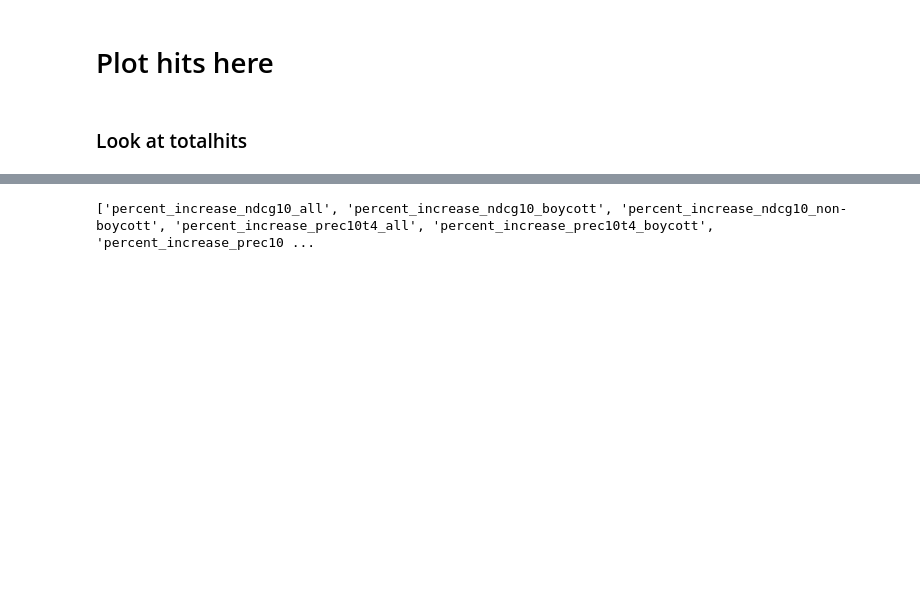
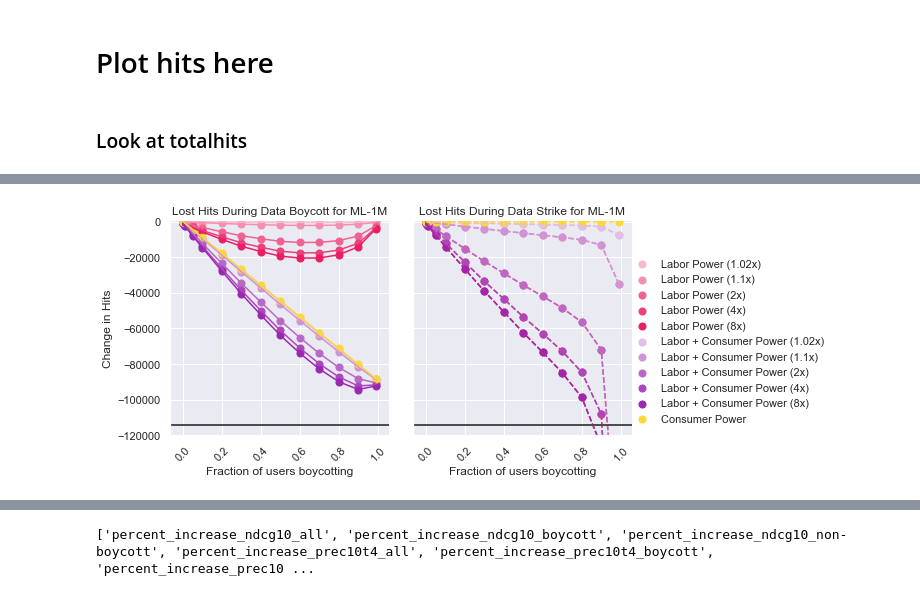
Before and after one commit to nickmvincent/surprise_sandbox, a Jupyter notebook: data_boycotts_and_strikes.ipynb, the cells around one changed output, grey strips where cells are left out. Drawn from its saved outputs; the diff is of its cells as text; code cells hidden in the pictures; blank space fills up the shorter version.

```diff
--- a/data_boycotts_and_strikes.ipynb
+++ b/data_boycotts_and_strikes.ipynb
@@ -895,5 +913,102 @@ def p_b_curve(
     return algo2metric2group2
 # %% [markdown]
 # Plot hits here
+# %%
+pinks = {}
+pinks[2] = '#f8bbd0'
+pinks[3] = '#f48fb1'
+pinks[4] = '#f06292'
+pinks[5] = '#ec407a'
+pinks[6] = '#e91e63'
+pinks[7] = '#d81b60'
+
+purples = {}
+purples[2] = '#e1bee7'
+purples[3] = '#ce93d8'
+purples[4] = '#ba68c8'
+purples[5] = '#ab47bc'
+purples[6] = '#9c27b0'
+purples[7] = '#8e24aa'
+#https://material.io/tools/color/#!/?view.left=0&view.right=0&primary.color=E1BEE7
 # %% [markdown]
 ### Look at totalhits
+# %%
+metric = 'totalhits'
+_ = p_b_curve(
+    samples_df_1m[samples_df_1m.algo_name == 'SVD'], 'ml-1m',
+    show_interp=False,
+    increase=True, percents=True, normalize=False,
+    metrics=[
+        '1.02boosthits-{}'.format(metric),
+        '1.1boosthits-{}'.format(metric),
+        '2boosthits-{}'.format(metric),
+        '4boosthits-{}'.format(metric),
+        '8boosthits-{}'.format(metric),
+
+        'labor-1.02boosthits-{}'.format(metric),
+        'labor-1.1boosthits-{}'.format(metric),
+        'labor-2boosthits-{}'.format(metric),
+        'labor-4boosthits-{}'.format(metric),
+        'labor-8boosthits-{}'.format(metric),
+        'consumer-1.1boosthits-{}'.format(metric),
+    ],
+    groups=['all', 'non-boycott'],
+    #hue='metric', col='group', row='algo_name',
+    hue='metric', col='group', row='algo_name',
+
+    legend=True,
+    ylabel='Change in Hits',
+    title_template='Lost Hits During {} for {}',
+    height=4, aspect=1,
+    label_map={
+        'labor-1.02boosthits-{}'.format(metric): 'Labor Power (1.02x)',
+        'labor-1.1boosthits-{}'.format(metric): 'Labor Power (1.1x)',
+        'labor-2boosthits-{}'.format(metric):  'Labor Power (2x)',
+        'labor-4boosthits-{}'.format(metric): 'Labor Power (4x)',
+        'labor-8boosthits-{}'.format(metric): 'Labor Power (8x)',
+
+        '1.02boosthits-{}'.format(metric): 'Labor + Consumer Power (1.02x)',
+        '1.1boosthits-{}'.format(metric): 'Labor + Consumer Power (1.1x)',
+        '2boosthits-{}'.format(metric): 'Labor + Consumer Power (2x)',
+        '4boosthits-{}'.format(metric): 'Labor + Consumer Power (4x)',
+        '8boosthits-{}'.format(metric): 'Labor + Consumer Power (8x)',
+
+        'consumer-1.1boosthits-{}'.format(metric): 'Consumer Power',
+    },
+    hue_order = [
+        'labor-1.02boosthits-{}'.format(metric),
+        'labor-1.1boosthits-{}'.format(metric) ,
+        'labor-2boosthits-{}'.format(metric),
+        'labor-4boosthits-{}'.format(metric),
+        'labor-8boosthits-{}'.format(metric),
+
+        '1.02boosthits-{}'.format(metric),
+        '1.1boosthits-{}'.format(metric),
+        '2boosthits-{}'.format(metric),
+        '4boosthits-{}'.format(metric),
+        '8boosthits-{}'.format(metric),
+        'consumer-1.1boosthits-{}'.format(metric),
+    ],
+    palette={
+        'labor-1.02boosthits-{}'.format(metric): pinks[2],
+        'labor-1.1boosthits-{}'.format(metric): pinks[3],
+        'labor-2boosthits-{}'.format(metric):  pinks[4],
+        'labor-4boosthits-{}'.format(metric): pinks[5],
+        'labor-8boosthits-{}'.format(metric): pinks[6],
+
+        '1.02boosthits-{}'.format(metric): purples[2],
+        '1.1boosthits-{}'.format(metric): purples[3],
+        '2boosthits-{}'.format(metric):  purples[4],
+        '4boosthits-{}'.format(metric): purples[5],
+        '8boosthits-{}'.format(metric): purples[6],
+
+        'consumer-1.1boosthits-{}'.format(metric): '#fdd835',
+    },
+    plot_horiz_lines=True,
+    line_names=['MaxDamage',], ylim=(-120000, 500),
+    print_vals=None
+)
+#plt.ylim(-114000, 200)
+plt.savefig('ml-1m_totalhits.png', bbox_inches='tight', dpi=300)
+plt.show()
+# %% [output]
@@ -899,0 +1017 @@ def p_b_curve(
+[figure, added]
```
Also changed, not shown: parts of 24 cells of this notebook, 12 other files.
